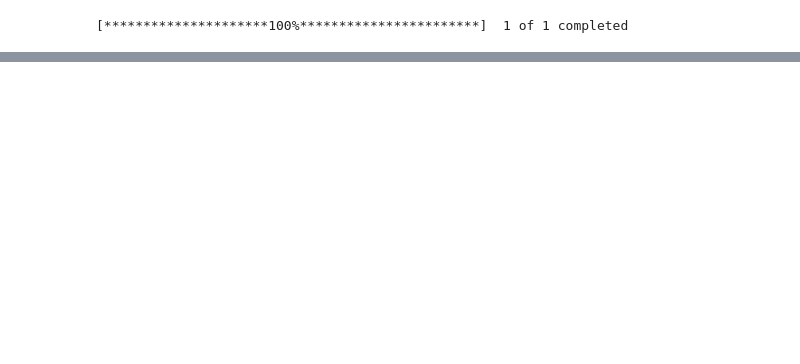
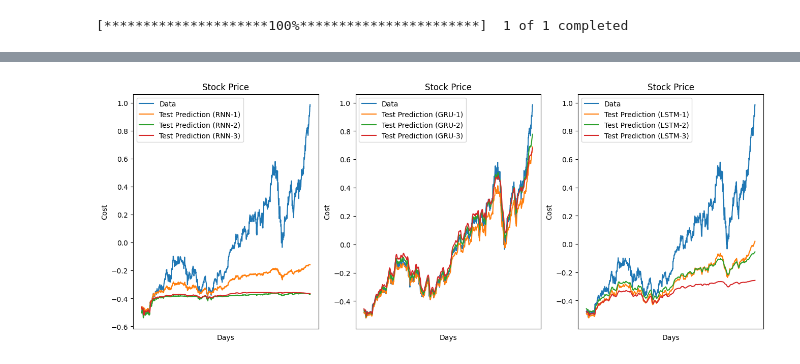
Before and after one commit to hpowers57/MLOpt_ResearchProject, a Jupyter notebook: experiments.ipynb, the cells around one changed output, grey strips where cells are left out. Saved outputs shown, nothing was run; the diff lists cells and outputs as text; code cells hidden in the pictures; blank space fills up the shorter version.

```diff
--- a/experiments.ipynb
+++ b/experiments.ipynb
@@ -179,0 +369,21 @@ plt.show()
+# %%
+models = [{"RNN-1": rnn1, "RNN-2": rnn2, "RNN-3": rnn3},
+          {"GRU-1": gru1, "GRU-2": gru2, "GRU-3": gru3},
+          {"LSTM-1": lstm1, "LSTM-2": lstm2, "LSTM-3": lstm3}]
+# %%
+# display test predictions
+fig, ax = plt.subplots(1, 3, figsize=(16, 6))
+for i in range(3):
+    ax[i].plot(range(test_y.shape[0]), test_y, label="Data")
+    for o in models[i].keys():
+        models[i][o].eval()
+        out = models[i][o](test_x)
+        ax[i].plot(range(out.shape[0]), out.detach(), label="Test Prediction ({})".format(o))
+    ax[i].set_xticks([], color="white")
+    ax[i].set_xlabel("Days")
+    ax[i].set_ylabel("Cost")
+    ax[i].set_title("Stock Price")
+    ax[i].legend(loc="upper left")
+plt.show()
+# %% [output]
+[figure, added]
```
Also changed, not shown: parts of 20 cells of this notebook.
